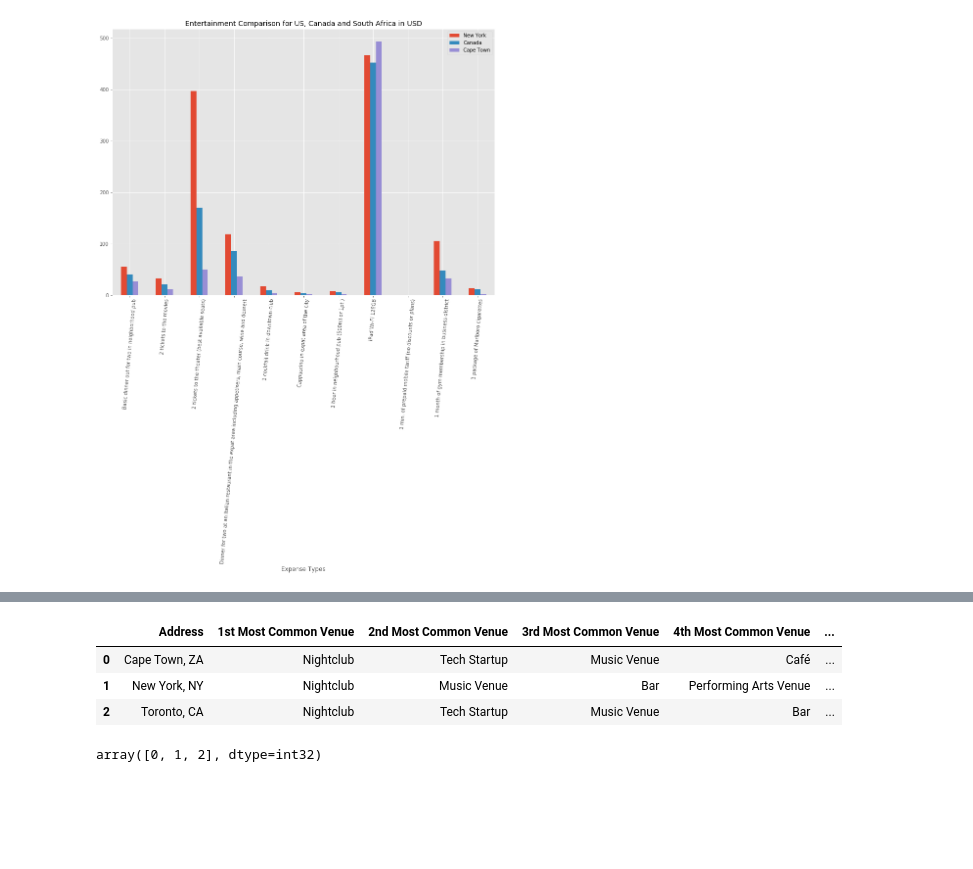
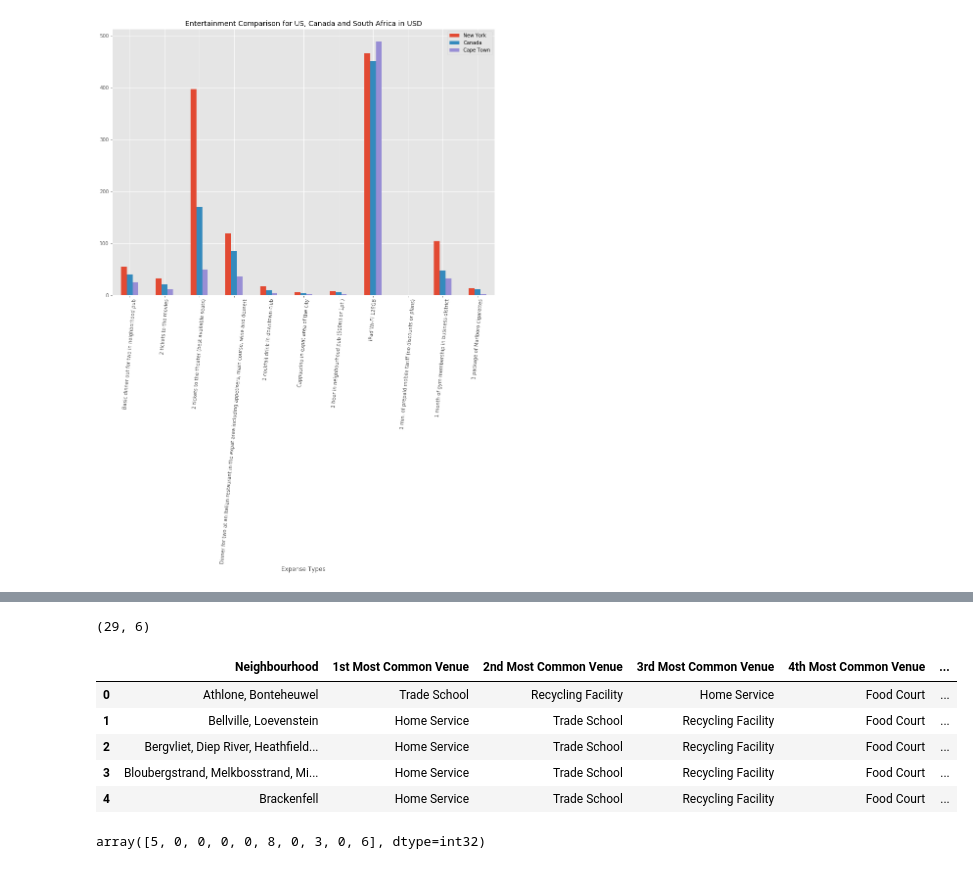
Before and after one commit to pieterdt1979/coursera_capstone, a Jupyter notebook: Capstone-Week4-5/Week4-Submission.ipynb, the cells around one changed output, grey strips where cells are left out. Drawn from its saved outputs; the diff is of its cells as text; code cells hidden in the pictures; blank space fills up the shorter version.

```diff
--- a/Capstone-Week4-5/Week4-Submission.ipynb
+++ b/Capstone-Week4-5/Week4-Submission.ipynb
@@ -209,7 +208,9 @@ def getNearbyVenues(names, latitudes, longitudes, radius=5000, categoryids=[]):
         # return only relevant information for each nearby venue
         try:
             venues_list.append([(
-                name.split(',')[0],
+                name,
+                lat,
+                lng,
                 v['venue']['name'],
                 v['venue']['location']['lat'],
                 v['venue']['location']['lng'],
@@ -218,13 +219,13 @@ def getNearbyVenues(names, latitudes, longitudes, radius=5000, categoryids=[]):
             pass
     try:
         nearby_venues = pd.DataFrame([item for venue_list in venues_list for item in venue_list])
-        nearby_venues.columns = ['Settlement',
+        nearby_venues.columns = ['Neighbourhood', 'Latitude', 'Longitude',
               'Venue',
               'Venue Latitude',
               'Venue Longitude',
               'Venue Category']
     except:
-        nearby_venues = pd.DataFrame(columns=['Settlement',
+        nearby_venues = pd.DataFrame(columns=['Neighbourhood', 'Latitude', 'Longitude'
                   'Venue',
                   'Venue Latitude',
                   'Venue Longitude',
@@ -313,13 +301,13 @@ From the above we see that there is overall 120 Nightclubs in the 3 Cities and t
 # %%
-# Analyzing each city
 # one hot encoding
-venues_onehot = pd.get_dummies(nearby_venues[['Venue Category']], prefix="", prefix_sep="")
-# add Address column back to dataframe
-venues_onehot['Address'] = nearby_venues['Address']
+cpt_onehot = pd.get_dummies(cpt_venues[['Venue Category']], prefix="", prefix_sep="")
+
+# add neighborhood column back to dataframe
+cpt_onehot['Neighbourhood'] = cpt_venues['Neighbourhood']
 
 # move neighborhood column to the first column
-fixed_columns = [venues_onehot.columns[-1]] + list(venues_onehot.columns[:-1])
-venues_onehot = venues_onehot[fixed_columns]
+fixed_columns = [cpt_onehot.columns[-1]] + list(cpt_onehot.columns[:-1])
+cpt_onehot = cpt_onehot[fixed_columns]
 
-venues_onehot.head()
+cpt_onehot.head()
 # %% [output]
@@ -387,40 +324,55 @@ def return_most_common_venues(row, num_top_venues):
     row_categories_sorted = row_categories.sort_values(ascending=False)
 
     return row_categories_sorted.index.values[0:num_top_venues]
+# %%
+cpt_grouped = cpt_onehot.groupby('Neighbourhood').mean().reset_index()
+cpt_grouped.shape
+# %% [output]
+(29, 6)
+# %%
+def return_most_common_venues(row, num_top_venues):
+    row_categories = row.iloc[1:]
+    row_categories_sorted = row_categories.sort_values(ascending=False)
+
+    return row_categories_sorted.index.values[0:num_top_venues]
 # %%
-num_top_venues = 10
+num_top_venues = 5
 
 indicators = ['st', 'nd', 'rd']
 
 # create columns according to number of top venues
-columns = ['Address']
+columns = ['Neighbourhood']
 for ind in np.arange(num_top_venues):
     try:
         columns.append('{}{} Most Common Venue'.format(ind+1, indicators[ind]))
     except:
         columns.append('{}th Most Common Venue'.format(ind+1))
 
 # create a new dataframe
-cities_venues_sorted = pd.DataFrame(columns=columns)
-cities_venues_sorted['Address'] = cities_grouped['Address']
+cpt_venues_sorted = pd.DataFrame(columns=columns)
+cpt_venues_sorted['Neighbourhood'] = cpt_grouped['Neighbourhood']
 
-for ind in np.arange(cities_grouped.shape[0]):
-    cities_venues_sorted.iloc[ind, 1:] = return_most_common_venues(cities_grouped.iloc[ind, :], num_top_venues)
+for ind in np.arange(cpt_grouped.shape[0]):
+    cpt_venues_sorted.iloc[ind, 1:] = return_most_common_venues(cpt_grouped.iloc[ind, :], num_top_venues)
 
-cities_venues_sorted.head()
+cpt_venues_sorted.head()
 # %% [output]
-|  | Address | 1st Most Common Venue | 2nd Most Common Venue | 3rd Most Common Venue | 4th Most Common Venue | ... |
-| 0 | Cape Town, ZA | Nightclub | Tech Startup | Music Venue | Café | ... |
-| 1 | New York, NY | Nightclub | Music Venue | Bar | Performing Arts Venue | ... |
-| 2 | Toronto, CA | Nightclub | Tech Startup | Music Venue | Bar | ... |
+|  | Neighbourhood | 1st Most Common Venue | 2nd Most Common Venue | 3rd Most Common Venue | 4th Most Common Venue | ... |
+| 0 | Athlone, Bonteheuwel | Trade School | Recycling Facility | Home Service | Food Court | ... |
+| 1 | Bellville, Loevenstein | Home Service | Trade School | Recycling Facility | Food Court | ... |
+| 2 | Bergvliet, Diep River, Heathfield... | Home Service | Trade School | Recycling Facility | Food Court | ... |
+| 3 | Bloubergstrand, Melkbosstrand, Mi... | Home Service | Trade School | Recycling Facility | Food Court | ... |
+| 4 | Brackenfell | Home Service | Trade School | Recycling Facility | Food Court | ... |
 # %%
-# Run k-means to cluster the neighbourhoods into 5 clusters
-kclusters = 3
+# set number of clusters
+kclusters = 10
 
-cities_grouped_clustering = cities_grouped.drop('Address', 1)
+cpt_grouped_clustering = cpt_grouped.drop('Neighbourhood', 1)
+
 # run k-means clustering
-kmeans = KMeans(n_clusters=kclusters, random_state=0).fit(cities_grouped_clustering)
-# Check cluster labels generated for each row in the dataframe
-kmeans.labels_[0:3]
+kmeans = KMeans(n_clusters=kclusters, random_state=0).fit(cpt_grouped_clustering)
+
+# check cluster labels generated for each row in the dataframe
+kmeans.labels_[0:10]
 # %% [output]
-array([0, 1, 2], dtype=int32)
+array([5, 0, 0, 0, 0, 8, 0, 3, 0, 6], dtype=int32)
```
Also changed, not shown: parts of 37 cells of this notebook, 12 other files.
